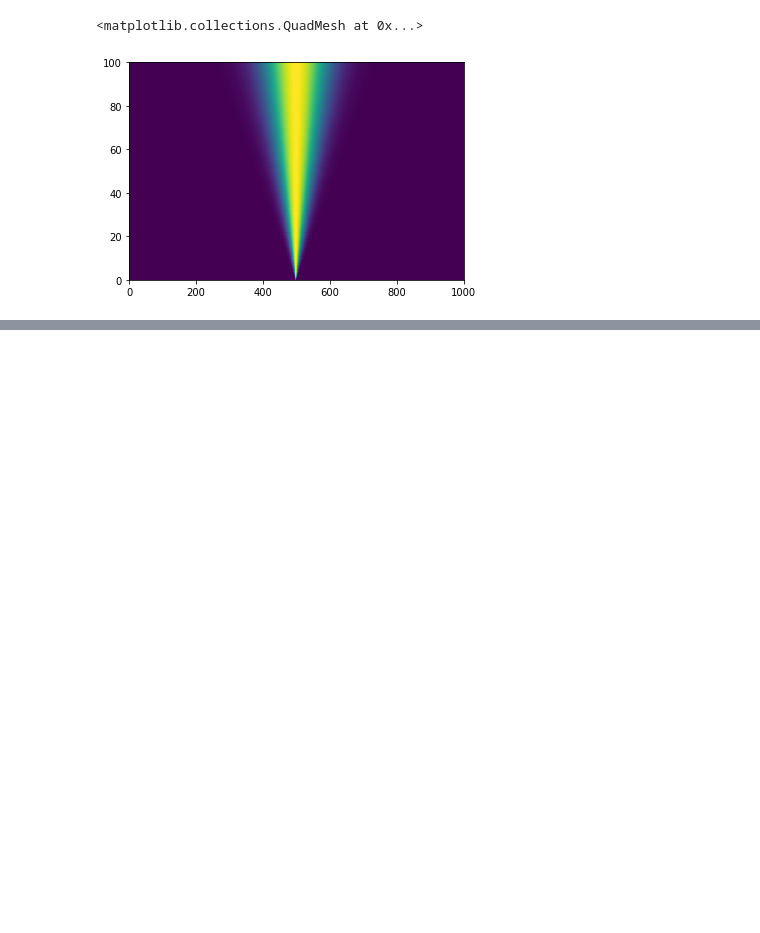
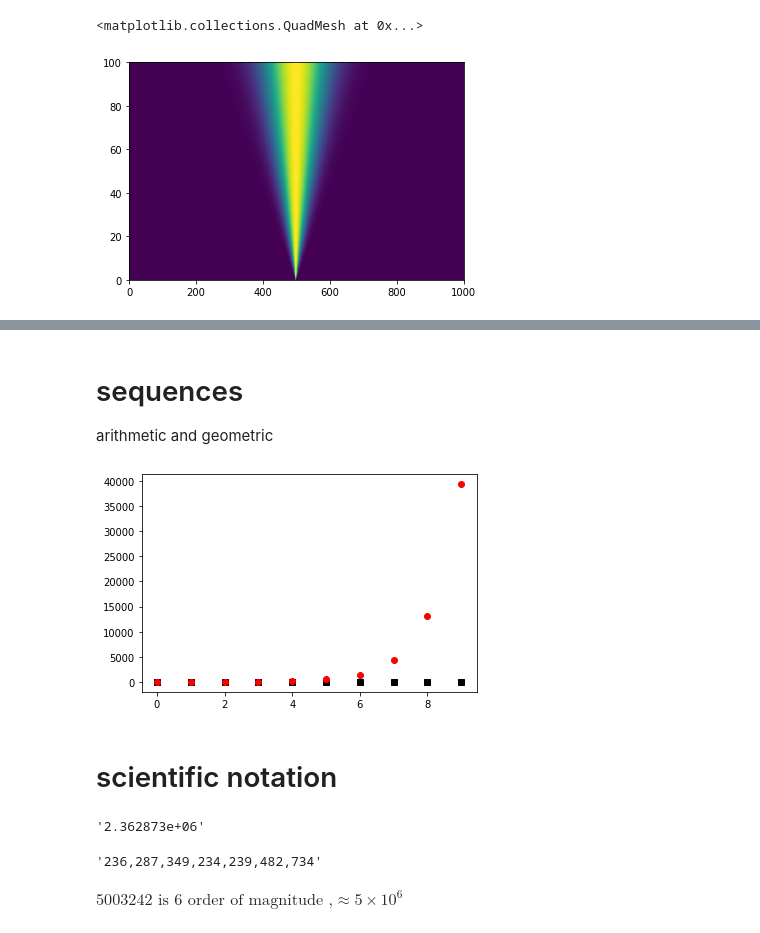
Before and after one commit to RJODRISCOLL/Math-with-py, a Jupyter notebook: Algebra/Algebra 2.ipynb, the cells around one changed output, grey strips where cells are left out. Cells and saved outputs as stored; diff of their text form; code cells hidden in the pictures; blank space fills up the shorter version.

```diff
--- a/Algebra/Algebra 2.ipynb
+++ b/Algebra/Algebra 2.ipynb
@@ -299,0 +383,42 @@ plt.pcolormesh(g)
+# %% [markdown]
+# sequences
+
+arithmetic and geometric
+# %%
+# params
+a= 2 # a 0
+d = 3
+maxn = 10
+
+# arithmetic
+aseq = a + d*np.arange(0, maxn)
+gseq = a * d**np.arange(0, maxn)
+# %%
+plt.plot(aseq, 'ks', label = 'arithmetic')
+plt.plot(gseq, 'ro', label = 'geometric')
+plt.show()
+# %% [output]
+[figure, added]
+# %% [markdown]
+# scientific notation
+# %%
+x =2362873
+'{:,e}'.format(x)
+# %% [output]
+'2.362873e+06'
+# %%
+'{:,d}'.format(x)
+# %% [output]
+'236,287,349,234,239,482,734'
+# %%
+# find order of mag
+x=5003242
+orderofmag= int(np.floor(np.log10(abs(x))))
+
+numstr = '{:,e}'.format(x)
+wheredot = numstr.find('.') # index dot
+scinot = numstr[:wheredot]
+
+display(Math('%s \\text{ is } %s\\text{ order of magnitude ,} \\approx %s \\times 10^{%g}' %(x, orderofmag, scinot, orderofmag) ))
+# %% [output]
+$\displaystyle 5003242 \text{ is } 6\text{ order of magnitude ,} \approx 5 \times 10^{6}$
```
Also changed, not shown: parts of 10 cells of this notebook, 1 other file.
